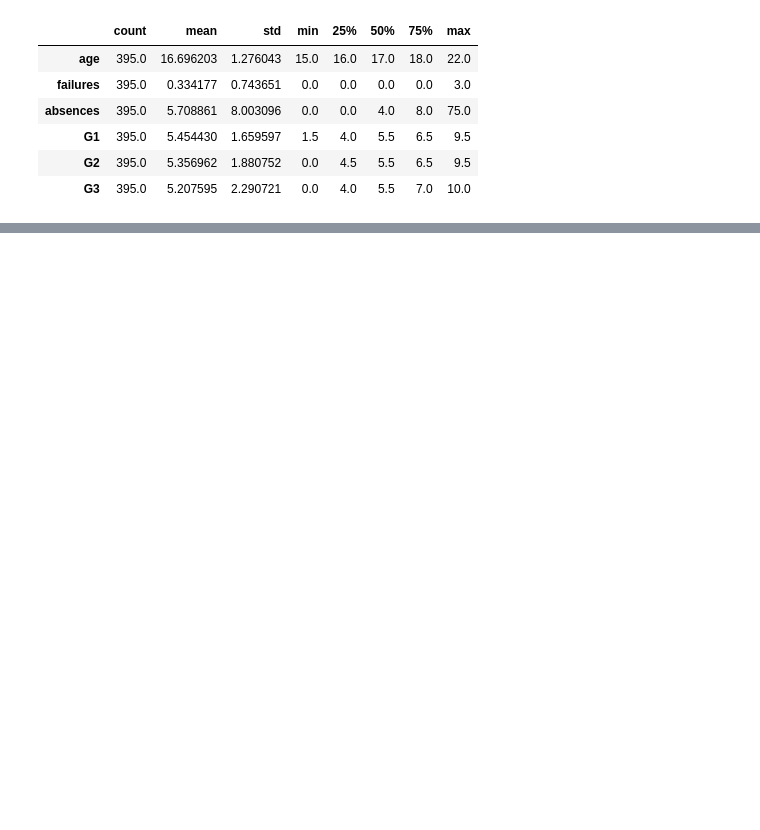
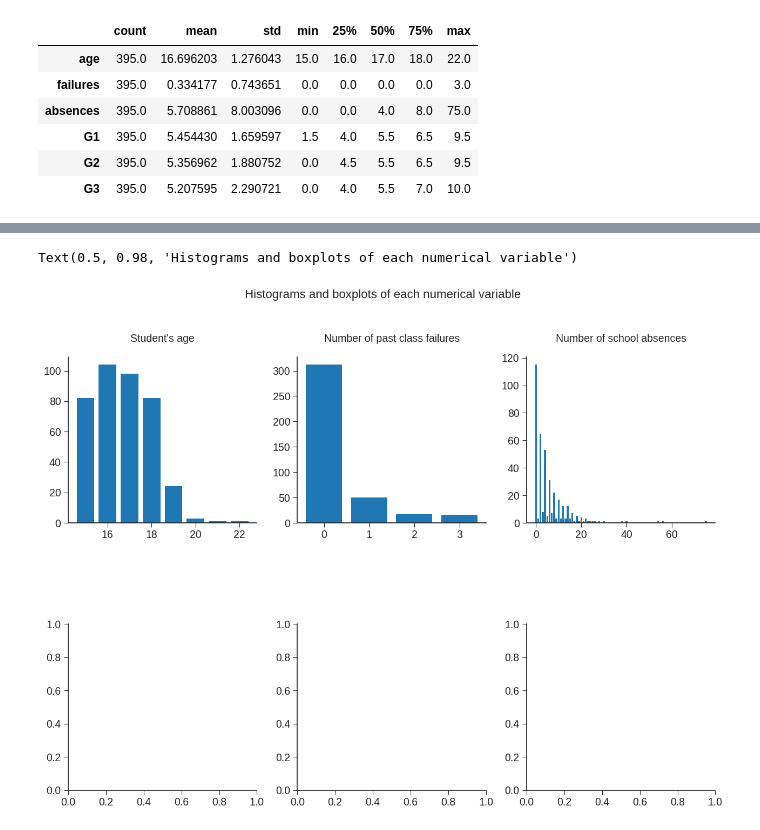
Before and after one commit to nicolaubruno/ML_projects, a Jupyter notebook: Factor Analysis/PCA.ipynb, the cells around one changed output, grey strips where cells are left out. Saved outputs shown, nothing was run; the diff lists cells and outputs as text; code cells hidden in the pictures; blank space fills up the shorter version.

```diff
--- a/Factor Analysis/PCA.ipynb
+++ b/Factor Analysis/PCA.ipynb
@@ -21,18 +53,0 @@ Since PCA is restricted to numerical variables, we must filter categorical varia
-# %%
-# Dataset object from the script data_wrangling
-dataset = dw.Dataset()
-
-mat_df = dataset.get_df(subject = 'mat', variables = 'numerical')
-por_df = dataset.get_df(subject = 'por', variables = 'numerical')
-
-# Let us rescale the grades so that
-# the maximum will be 10 instead of 20
-#---
-
-mat_df['G1'] *= 0.5
-mat_df['G2'] *= 0.5
-mat_df['G3'] *= 0.5
-
-por_df['G1'] *= 0.5
-por_df['G2'] *= 0.5
-por_df['G3'] *= 0.5
@@ -60,0 +117,62 @@ From the dataframe above:
+# %%
+#----- Figure and axis -----#
+
+# Figure
+fig = plt.figure(figsize = (13, 10), dpi = 100)
+
+# Grid
+gs = fig.add_gridspec(nrows = 8, ncols = 3)
+
+# Histograms
+hist_axs = []
+for i in range(2):
+    for j in range(3):
+        hist_axs.append(fig.add_subplot(gs[4*i+1:4*i+4, j]))
+
+        # Remove spines
+        hist_axs[-1].spines[['top', 'right']].set_visible(False)
+
+# Boxplots
+boxplot_axs = []
+for i in range(2):
+    for j in range(3):
+        boxplot_axs.append(fig.add_subplot(gs[4*i, j]))
+
+        # Remove spines
+        boxplot_axs[-1].spines[:].set_visible(False)
+
+        # Remove yaxis
+        boxplot_axs[-1].yaxis.set_visible(False)
+        boxplot_axs[-1].xaxis.set_tick_params(bottom = False, labelbottom = False)
+
+#----- Plots -----#
+
+# Discrete variables
+discrete_vars = ['age', 'failures', 'absences']
+titles = ["Student's age", "Number of past class failures", "Number of school absences"]
+
+for i in range(3):
+    data = mat_df[discrete_vars[i]].value_counts()
+    x = data.index.values
+    y = data.to_numpy()
+    hist_axs[i].bar(x, y)
+
+    # Labels
+    hist_axs[i].set_title(titles[i], fontsize = 14, pad = 20)
+
+
+#----- Appearance -----#
+
+plt.style.use('seaborn-ticks')
+plt.rcParams.update({
+        'font.size': 14
+    })
+plt.tight_layout()
+
+#----- Labels, legends and annotations -----#
+
+# Title
+plt.suptitle('Histograms and boxplots of each numerical variable', fontsize = 16)
+# %% [output]
+Text(0.5, 0.98, 'Histograms and boxplots of each numerical variable')
+[figure, added]
```
Also changed, not shown: parts of 16 cells of this notebook, 3 other files.
